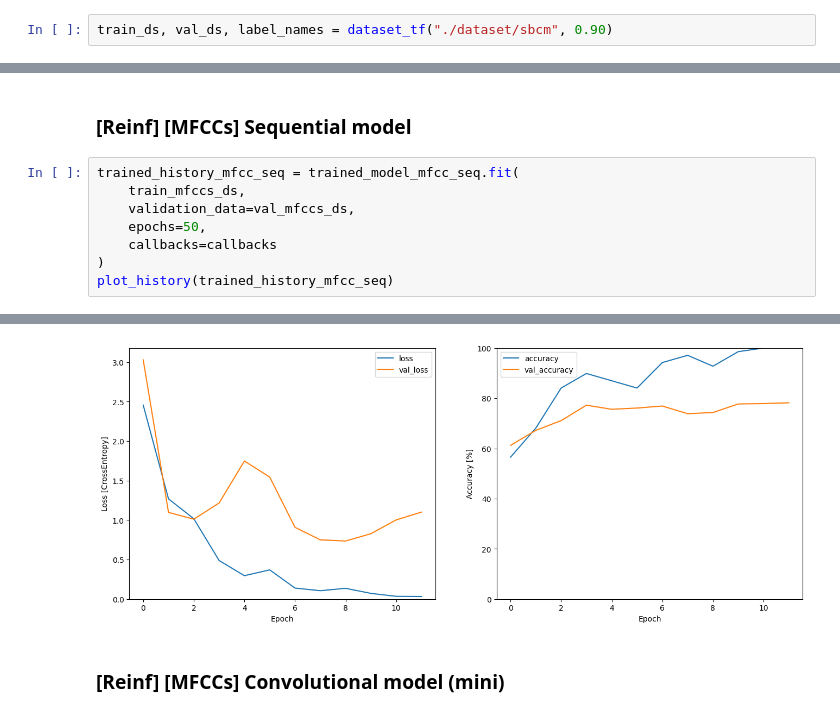
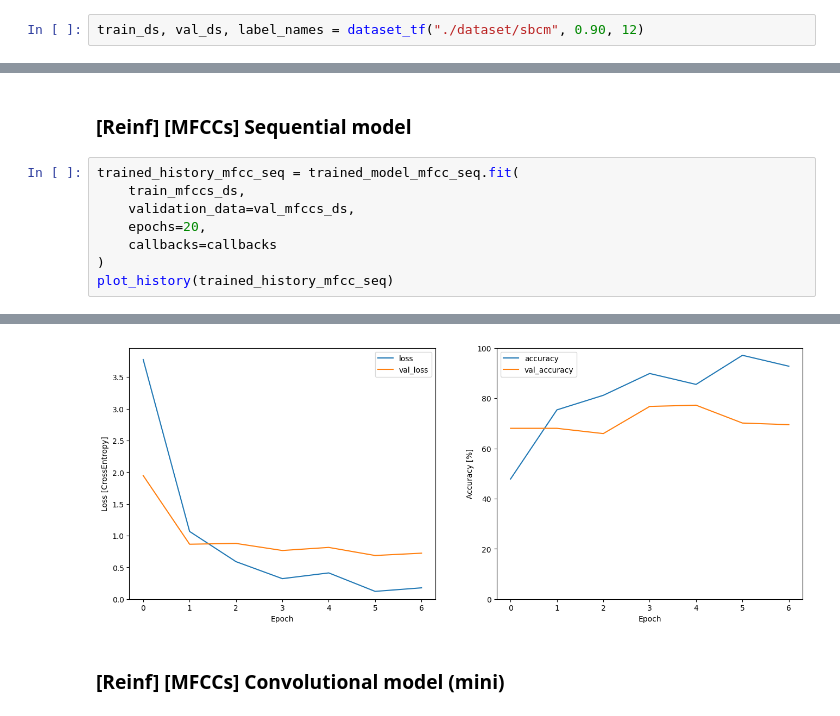
Before and after one commit to Lantain/HiveSound, a Jupyter notebook: reinf_tf.ipynb, the cells around one changed output, grey strips where cells are left out. Drawn from its saved outputs; the diff is of its cells as text.

```diff
--- a/reinf_tf.ipynb
+++ b/reinf_tf.ipynb
@@ -7,7 +7,7 @@ from src.plots import plot_history, plot_mfccs, plot_spectrograms
 # %% [markdown]
 0.90 - For proving that using pre-trained model works better
 # %%
-train_ds, val_ds, label_names = dataset_tf("./dataset/sbcm", 0.90)
+train_ds, val_ds, label_names = dataset_tf("./dataset/sbcm", 0.90, 12)
 # %% [output]
 Found 688 files belonging to 2 classes.
 Using 69 files for training.
@@ -253,7 +237,7 @@ Spec Conv: [6.8709397315979, 0.5040387511253357]
 trained_history_mfcc_seq = trained_model_mfcc_seq.fit(
     train_mfccs_ds,
     validation_data=val_mfccs_ds,
-    epochs=50,
+    epochs=20,
     callbacks=callbacks
 )
 plot_history(trained_history_mfcc_seq)
@@ -278,4 +259,4 @@ Epoch 12/50
-[figure, old version]
+[figure, new version]
 # %% [markdown]
 ### [Reinf] [MFCCs] Convolutional model (mini)
 # %%
```
Also changed, not shown: parts of 10 cells of this notebook, 11 other files.
